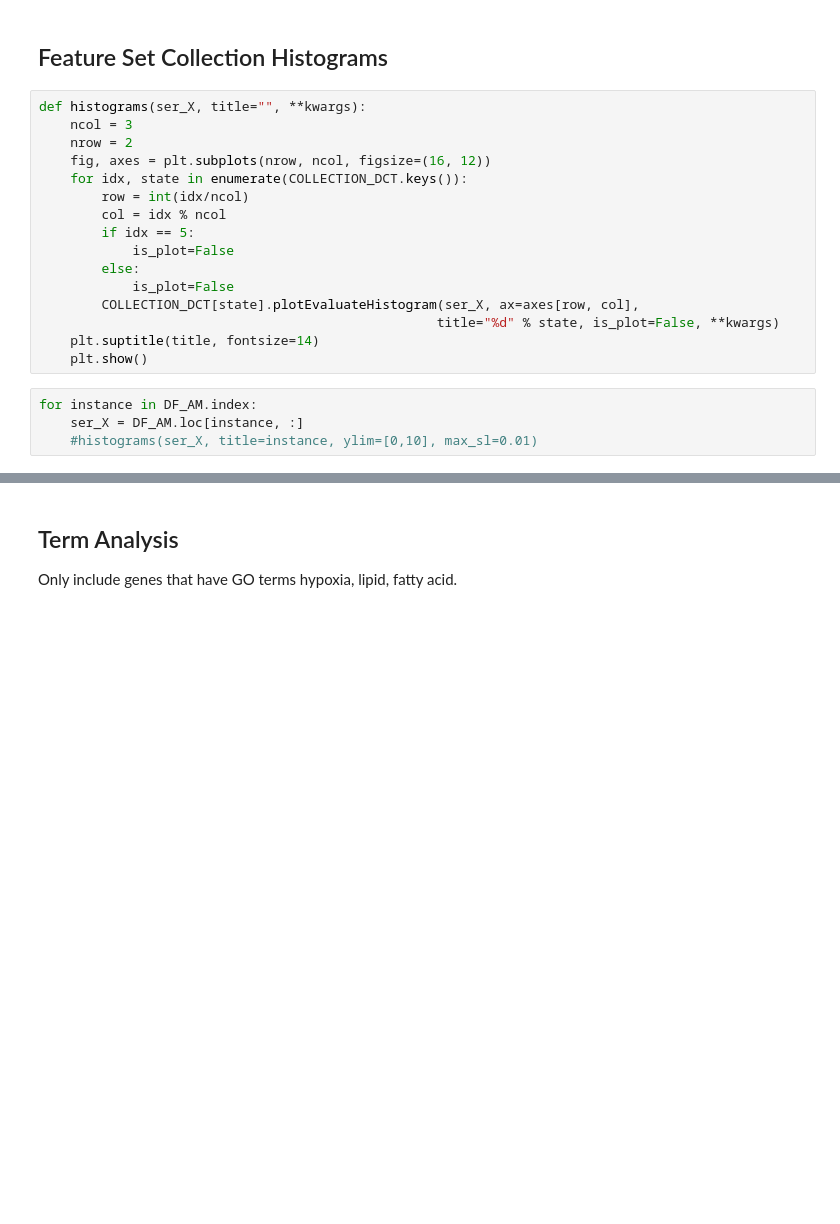
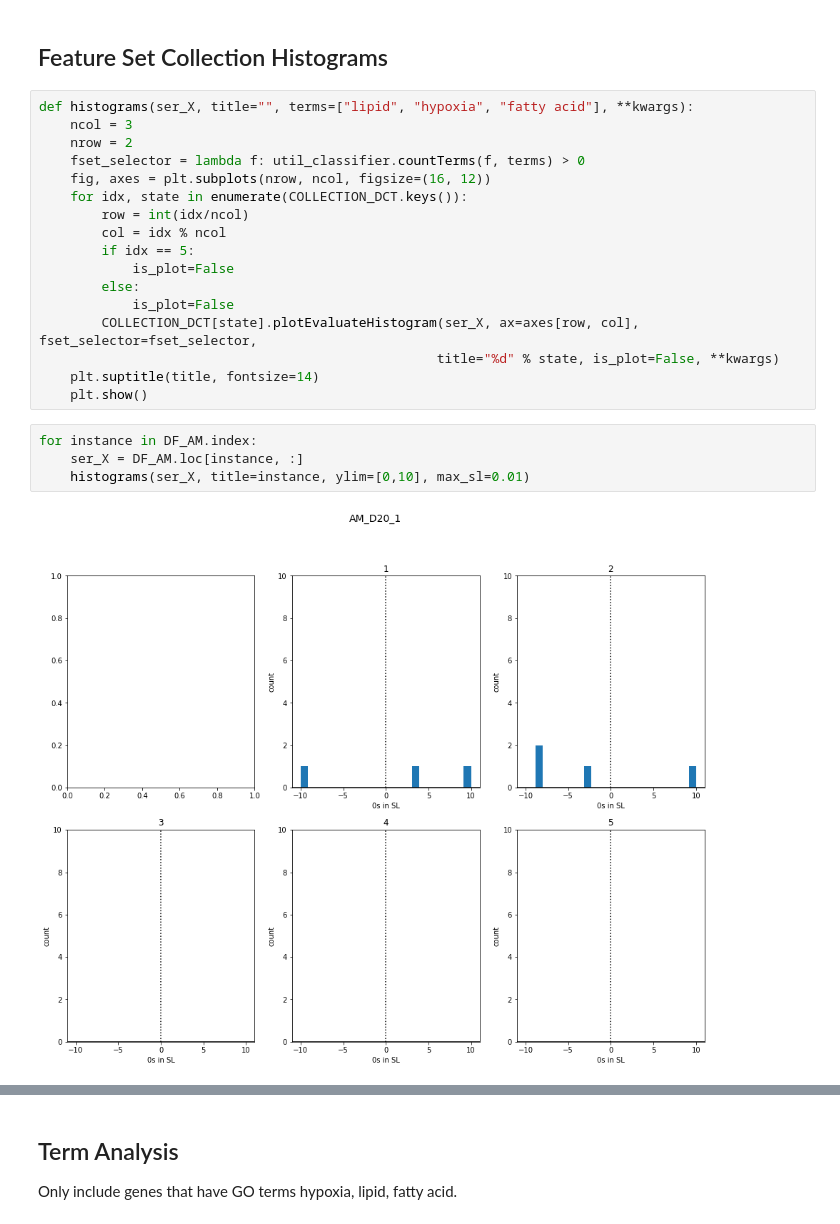
Before and after one commit to uwescience/xstate, a Jupyter notebook: notebooks/Feature Set Collections 2.ipynb, the cells around one changed output, grey strips where cells are left out. Drawn from its saved outputs; the diff is of its cells as text; blank space fills up the shorter version.

Commit message:
Consider transcription factor modules in search for terms

```diff
--- a/notebooks/Feature Set Collections 2.ipynb
+++ b/notebooks/Feature Set Collections 2.ipynb
@@ -65,9 +65,10 @@ DF_GALAGAN = SAMPLE_DATA.galagan
 # %% [markdown]
 ## Feature Set Collection Histograms
 # %%
-def histograms(ser_X, title="", **kwargs):
+def histograms(ser_X, title="", terms=["lipid", "hypoxia", "fatty acid"], **kwargs):
     ncol = 3
     nrow = 2
+    fset_selector = lambda f: util_classifier.countTerms(f, terms) > 0
     fig, axes = plt.subplots(nrow, ncol, figsize=(16, 12))
     for idx, state in enumerate(COLLECTION_DCT.keys()):
         row = int(idx/ncol)
@@ -76,11 +77,13 @@ def histograms(ser_X, title="", **kwargs):
             is_plot=False
         else:
             is_plot=False
-        COLLECTION_DCT[state].plotEvaluateHistogram(ser_X, ax=axes[row, col],
+        COLLECTION_DCT[state].plotEvaluateHistogram(ser_X, ax=axes[row, col], fset_selector=fset_selector,
                                                    title="%d" % state, is_plot=False, **kwargs)
     plt.suptitle(title, fontsize=14)
     plt.show()
 # %%
 for instance in DF_AM.index:
     ser_X = DF_AM.loc[instance, :]
-    #histograms(ser_X, title=instance, ylim=[0,10], max_sl=0.01)
+    histograms(ser_X, title=instance, ylim=[0,10], max_sl=0.01)
+# %% [output]
+[figure, added]
```
Also changed, not shown: parts of 3 cells of this notebook, 2 other files.
